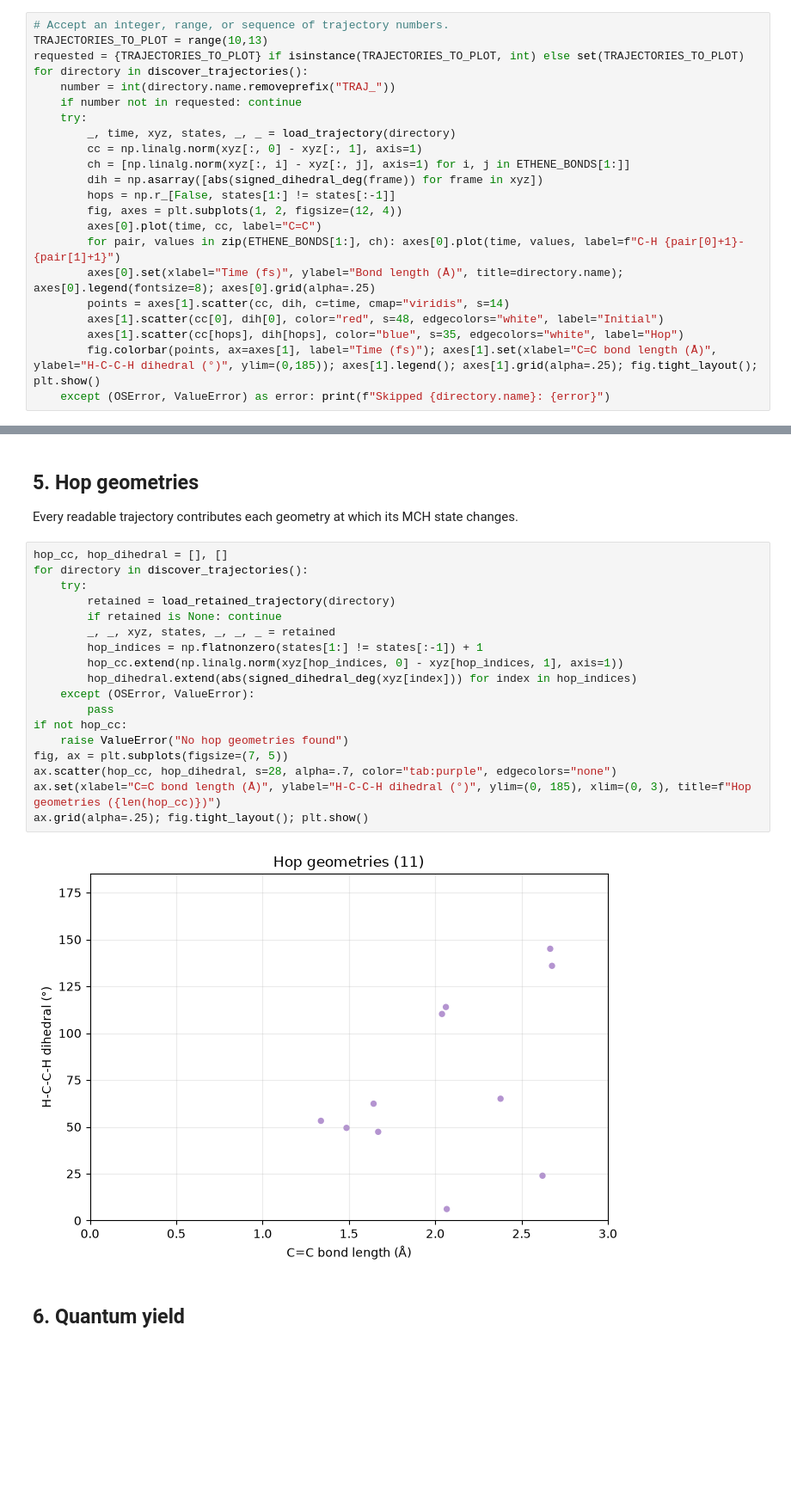
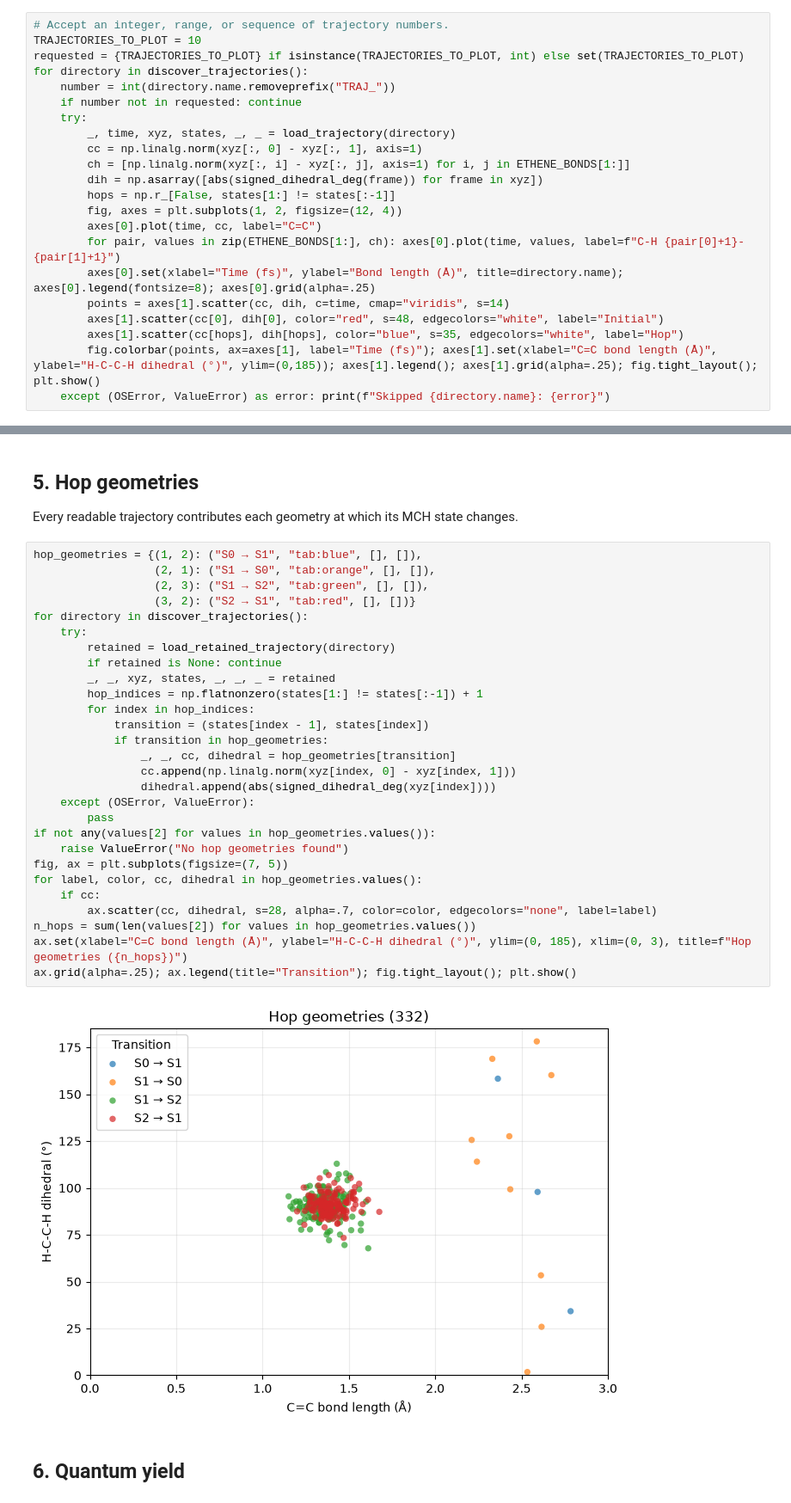
Before and after one commit to yoghurtfork/X-MACE-sampling, a Jupyter notebook: sharc/traj_analyser.ipynb, the cells around one changed output, grey strips where cells are left out. Shown at 86% size. Drawn from its saved outputs; the diff is of its cells as text; blank space fills up the shorter version.

```diff
--- a/sharc/traj_analyser.ipynb
+++ b/sharc/traj_analyser.ipynb
@@ -212,7 +212,7 @@ def load_retained_trajectory(directory):
 ## 2. Trajectory plotter
 # %%
 # Accept an integer, range, or sequence of trajectory numbers.
-TRAJECTORIES_TO_PLOT = range(10,13)
+TRAJECTORIES_TO_PLOT = 10
 requested = {TRAJECTORIES_TO_PLOT} if isinstance(TRAJECTORIES_TO_PLOT, int) else set(TRAJECTORIES_TO_PLOT)
 for directory in discover_trajectories():
     number = int(directory.name.removeprefix("TRAJ_"))
@@ -347,25 +345,35 @@ fig,ax=plt.subplots(figsize=(7,5)); p=ax.scatter(h["cc"],h["dih"],c=h["rate"],cm
 
 Every readable trajectory contributes each geometry at which its MCH state changes.
 # %%
-hop_cc, hop_dihedral = [], []
+hop_geometries = {(1, 2): ("S0 → S1", "tab:blue", [], []),
+                  (2, 1): ("S1 → S0", "tab:orange", [], []),
+                  (2, 3): ("S1 → S2", "tab:green", [], []),
+                  (3, 2): ("S2 → S1", "tab:red", [], [])}
 for directory in discover_trajectories():
     try:
         retained = load_retained_trajectory(directory)
         if retained is None: continue
         _, _, xyz, states, _, _, _ = retained
         hop_indices = np.flatnonzero(states[1:] != states[:-1]) + 1
-        hop_cc.extend(np.linalg.norm(xyz[hop_indices, 0] - xyz[hop_indices, 1], axis=1))
-        hop_dihedral.extend(abs(signed_dihedral_deg(xyz[index])) for index in hop_indices)
+        for index in hop_indices:
+            transition = (states[index - 1], states[index])
+            if transition in hop_geometries:
+                _, _, cc, dihedral = hop_geometries[transition]
+                cc.append(np.linalg.norm(xyz[index, 0] - xyz[index, 1]))
+                dihedral.append(abs(signed_dihedral_deg(xyz[index])))
     except (OSError, ValueError):
         pass
-if not hop_cc:
+if not any(values[2] for values in hop_geometries.values()):
     raise ValueError("No hop geometries found")
 fig, ax = plt.subplots(figsize=(7, 5))
-ax.scatter(hop_cc, hop_dihedral, s=28, alpha=.7, color="tab:purple", edgecolors="none")
-ax.set(xlabel="C=C bond length (Å)", ylabel="H-C-C-H dihedral (°)", ylim=(0, 185), xlim=(0, 3), title=f"Hop geometries ({len(hop_cc)})")
-ax.grid(alpha=.25); fig.tight_layout(); plt.show()
+for label, color, cc, dihedral in hop_geometries.values():
+    if cc:
+        ax.scatter(cc, dihedral, s=28, alpha=.7, color=color, edgecolors="none", label=label)
+n_hops = sum(len(values[2]) for values in hop_geometries.values())
+ax.set(xlabel="C=C bond length (Å)", ylabel="H-C-C-H dihedral (°)", ylim=(0, 185), xlim=(0, 3), title=f"Hop geometries ({n_hops})")
+ax.grid(alpha=.25); ax.legend(title="Transition"); fig.tight_layout(); plt.show()
 # %% [output]
-[figure, old version]
+[figure, new version]
 # %% [markdown]
 ## 6. Quantum yield
 # %%
```
Also changed, not shown: parts of 5 cells of this notebook.
